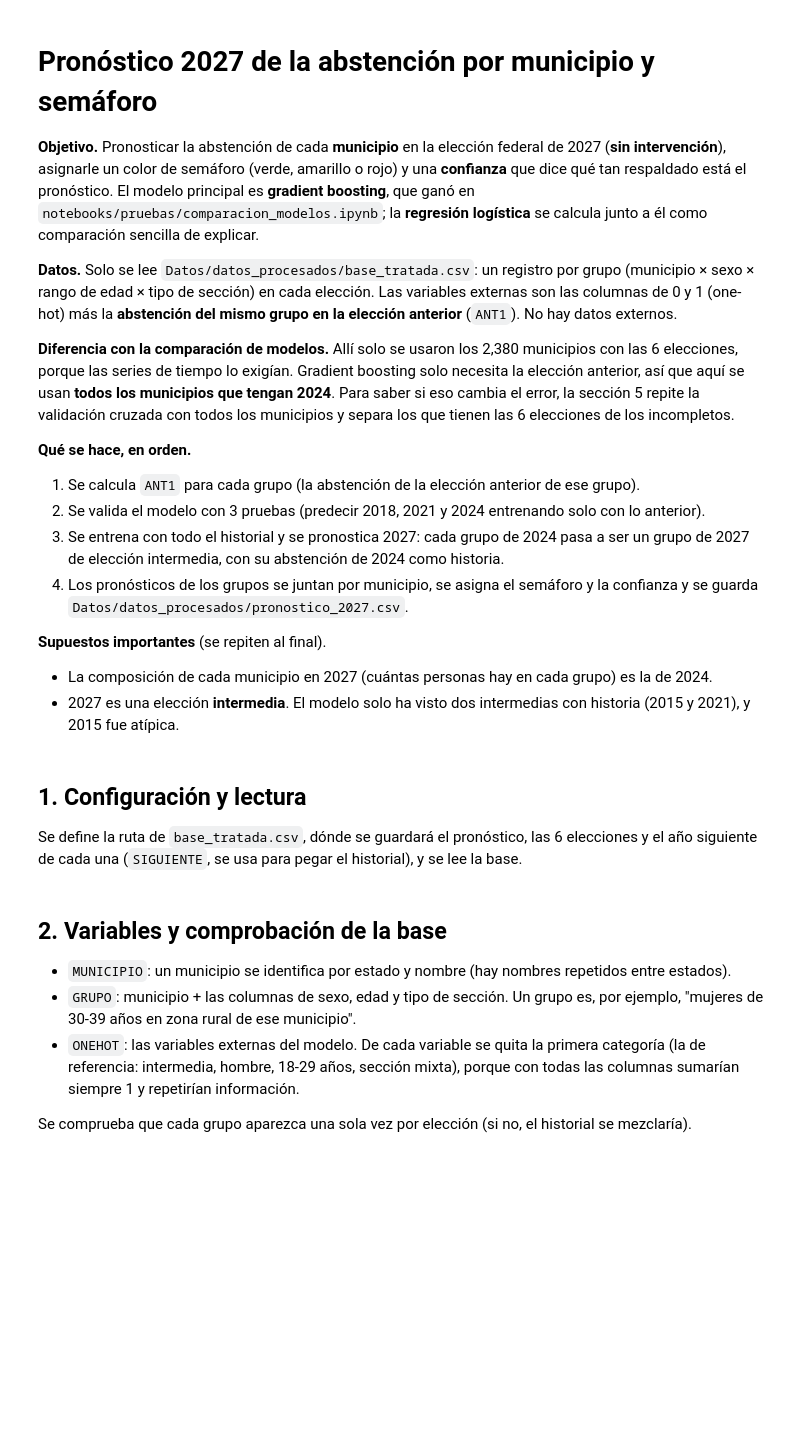
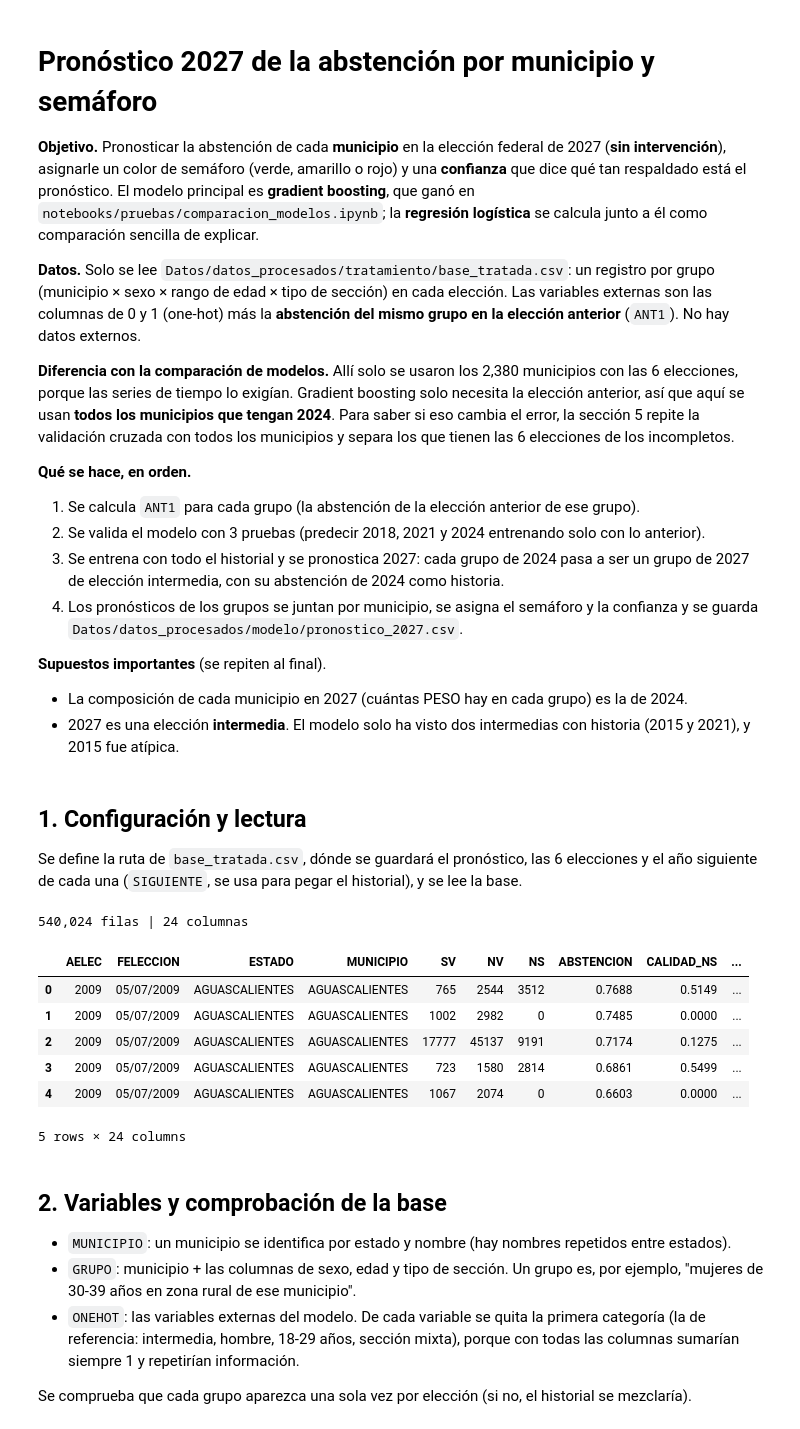
Before and after one commit to CamilaVCampos/hackathon-ine-prediccion-abstencion, a Jupyter notebook: notebooks/modelo/pronostico_2027.ipynb, the cells around one changed output. Cells and saved outputs as stored; diff of their text form; code cells hidden in the pictures; blank space fills up the shorter version.

```diff
--- a/notebooks/modelo/pronostico_2027.ipynb
+++ b/notebooks/modelo/pronostico_2027.ipynb
@@ -3,7 +3,7 @@
 
 **Objetivo.** Pronosticar la abstención de cada **municipio** en la elección federal de 2027 (**sin intervención**), asignarle un color de semáforo (verde, amarillo o rojo) y una **confianza** que dice qué tan respaldado está el pronóstico. El modelo principal es **gradient boosting**, que ganó en `notebooks/pruebas/comparacion_modelos.ipynb`; la **regresión logística** se calcula junto a él como comparación sencilla de explicar.
 
-**Datos.** Solo se lee `Datos/datos_procesados/base_tratada.csv`: un registro por grupo (municipio × sexo × rango de edad × tipo de sección) en cada elección. Las variables externas son las columnas de 0 y 1 (one-hot) más la **abstención del mismo grupo en la elección anterior** (`ANT1`). No hay datos externos.
+**Datos.** Solo se lee `Datos/datos_procesados/tratamiento/base_tratada.csv`: un registro por grupo (municipio × sexo × rango de edad × tipo de sección) en cada elección. Las variables externas son las columnas de 0 y 1 (one-hot) más la **abstención del mismo grupo en la elección anterior** (`ANT1`). No hay datos externos.
 
 **Diferencia con la comparación de modelos.** Allí solo se usaron los 2,380 municipios con las 6 elecciones, porque las series de tiempo lo exigían. Gradient boosting solo necesita la elección anterior, así que aquí se usan **todos los municipios que tengan 2024**. Para saber si eso cambia el error, la sección 5 repite la validación cruzada con todos los municipios y separa los que tienen las 6 elecciones de los incompletos.
 
@@ -11,10 +11,10 @@
 1. Se calcula `ANT1` para cada grupo (la abstención de la elección anterior de ese grupo).
 2. Se valida el modelo con 3 pruebas (predecir 2018, 2021 y 2024 entrenando solo con lo anterior).
 3. Se entrena con todo el historial y se pronostica 2027: cada grupo de 2024 pasa a ser un grupo de 2027 de elección intermedia, con su abstención de 2024 como historia.
-4. Los pronósticos de los grupos se juntan por municipio, se asigna el semáforo y la confianza y se guarda `Datos/datos_procesados/pronostico_2027.csv`.
+4. Los pronósticos de los grupos se juntan por municipio, se asigna el semáforo y la confianza y se guarda `Datos/datos_procesados/modelo/pronostico_2027.csv`.
 
 **Supuestos importantes** (se repiten al final).
-- La composición de cada municipio en 2027 (cuántas personas hay en cada grupo) es la de 2024.
+- La composición de cada municipio en 2027 (cuántas PESO hay en cada grupo) es la de 2024.
 - 2027 es una elección **intermedia**. El modelo solo ha visto dos intermedias con historia (2015 y 2021), y 2015 fue atípica.
 # %% [markdown]
 ## 1. Configuración y lectura
@@ -22,27 +22,36 @@ Se define la ruta de `base_tratada.csv`, dónde se guardará el pronóstico, las
 # %%
 from pathlib import Path
 import warnings
 import numpy as np
 import pandas as pd
 import matplotlib.pyplot as plt
 from matplotlib.patches import Rectangle
 import statsmodels.api as sm
 from sklearn.ensemble import HistGradientBoostingRegressor
 
 warnings.filterwarnings("ignore")
 
 _cwd = Path.cwd().resolve()
 RAIZ = next(p for p in [_cwd, *_cwd.parents] if (p / "Datos").is_dir())
-RUTA_BASE = RAIZ / "Datos" / "datos_procesados" / "base_tratada.csv"
-RUTA_SALIDA = RAIZ / "Datos" / "datos_procesados" / "pronostico_2027.csv"
+RUTA_BASE = RAIZ / "Datos" / "datos_procesados" / "tratamiento" / "base_tratada.csv"
+RUTA_SALIDA = RAIZ / "Datos" / "datos_procesados" / "modelo" / "pronostico_2027.csv"
 
 ANIOS = [2009, 2012, 2015, 2018, 2021, 2024]
 SIGUIENTE = {ANIOS[i]: ANIOS[i + 1] for i in range(len(ANIOS) - 1)}
 PRUEBAS = [2018, 2021, 2024]
 
 base = pd.read_csv(RUTA_BASE, encoding="utf-8-sig")
 print(f"{len(base):,} filas | {base.shape[1]} columnas")
 base.head()
+# %% [output]
+540,024 filas | 24 columnas
+|  | AELEC | FELECCION | ESTADO | MUNICIPIO | SV | NV | NS | ABSTENCION | CALIDAD_NS | ... |
+| 0 | 2009 | 05/07/2009 | AGUASCALIENTES | AGUASCALIENTES | 765 | 2544 | 3512 | 0.7688 | 0.5149 | ... |
+| 1 | 2009 | 05/07/2009 | AGUASCALIENTES | AGUASCALIENTES | 1002 | 2982 | 0 | 0.7485 | 0.0000 | ... |
+| 2 | 2009 | 05/07/2009 | AGUASCALIENTES | AGUASCALIENTES | 17777 | 45137 | 9191 | 0.7174 | 0.1275 | ... |
+| 3 | 2009 | 05/07/2009 | AGUASCALIENTES | AGUASCALIENTES | 723 | 1580 | 2814 | 0.6861 | 0.5499 | ... |
+| 4 | 2009 | 05/07/2009 | AGUASCALIENTES | AGUASCALIENTES | 1067 | 2074 | 0 | 0.6603 | 0.0000 | ... |
+5 rows × 24 columns
 # %% [markdown]
 ## 2. Variables y comprobación de la base
 - `MUNICIPIO`: un municipio se identifica por estado y nombre (hay nombres repetidos entre estados).
```
Also changed, not shown: parts of 20 cells of this notebook, 20 other files.
